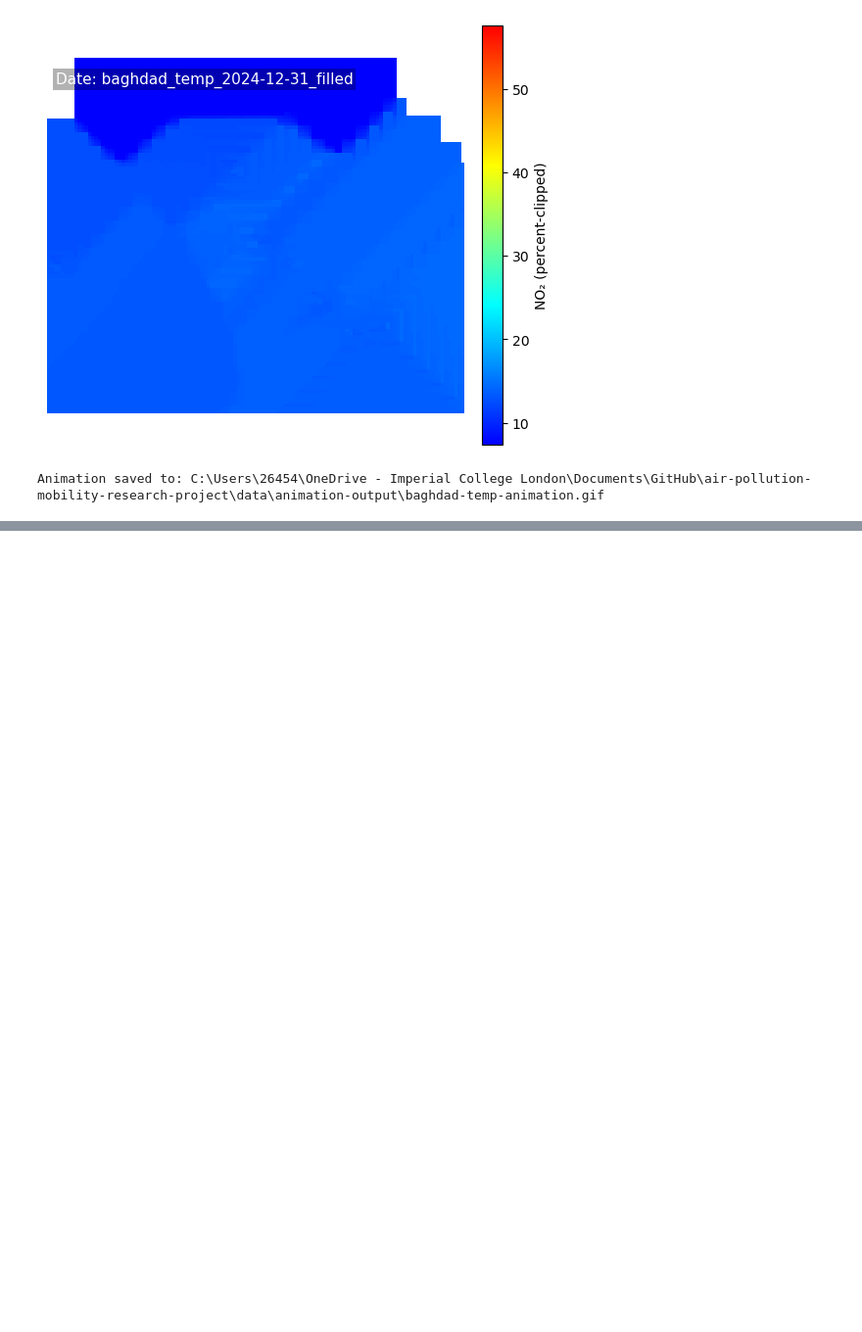
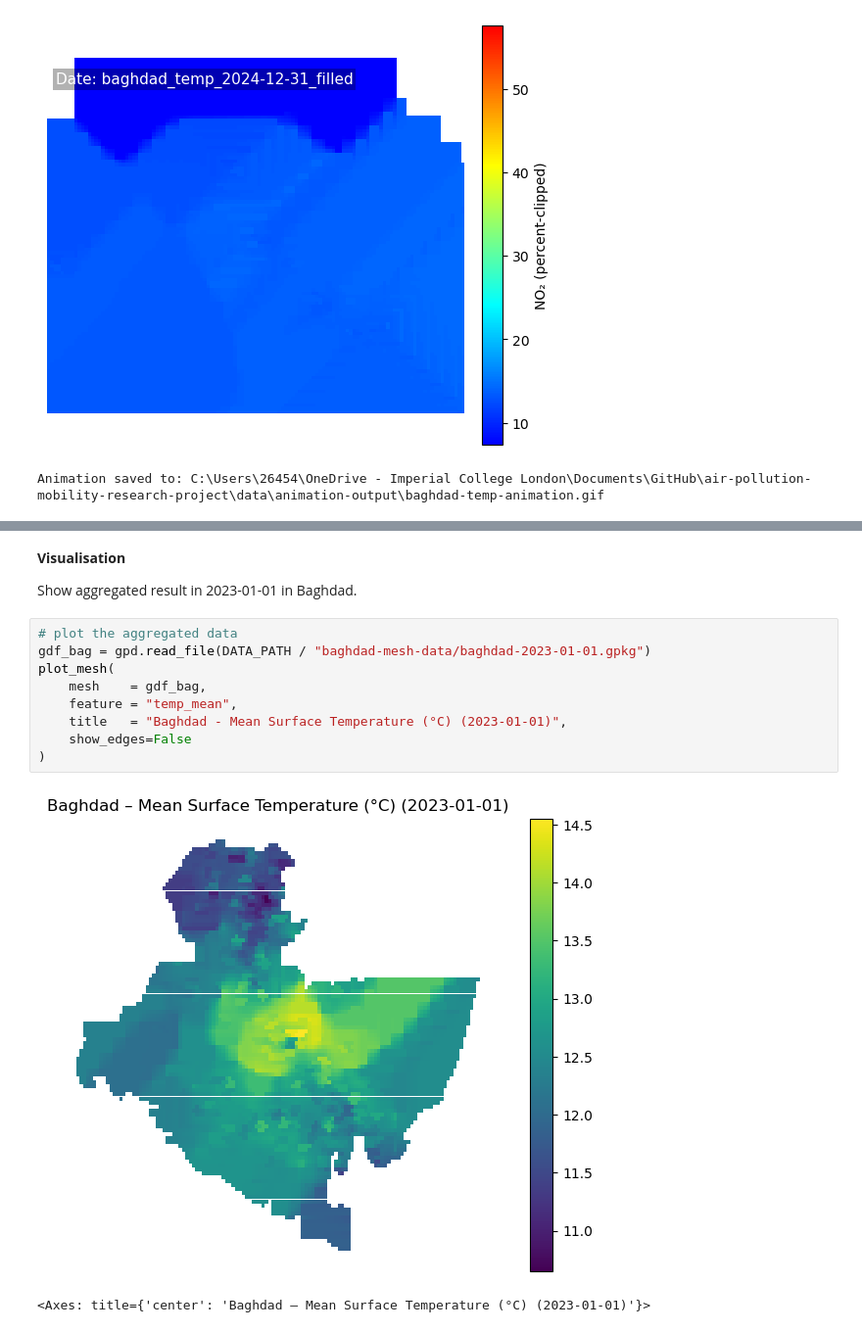
Before and after one commit to yixuan228/air-pollution-mobility-research-project, a Jupyter notebook: notebooks/2_contributing_factors_data_analysis.ipynb, the cells around one changed output, grey strips where cells are left out. Shown at 98% size. Cells and saved outputs as stored; diff of their text form; blank space fills up the shorter version.

```diff
--- a/notebooks/2_contributing_factors_data_analysis.ipynb
+++ b/notebooks/2_contributing_factors_data_analysis.ipynb
@@ -763,0 +766,16 @@ plt.show()
+# %% [markdown]
+**Visualisation**
+
+Show aggregated result in 2023-01-01 in Baghdad.
+# %%
+# plot the aggregated data
+gdf_bag = gpd.read_file(DATA_PATH / "baghdad-mesh-data/baghdad-2023-01-01.gpkg")
+plot_mesh(
+    mesh    = gdf_bag,
+    feature = "temp_mean",
+    title   = "Baghdad - Mean Surface Temperature (°C) (2023-01-01)",
+    show_edges=False
+)
+# %% [output]
+[figure, added]
+<Axes: title={'center': 'Baghdad – Mean Surface Temperature (°C) (2023-01-01)'}>
```
Also changed, not shown: parts of 9 cells of this notebook.
